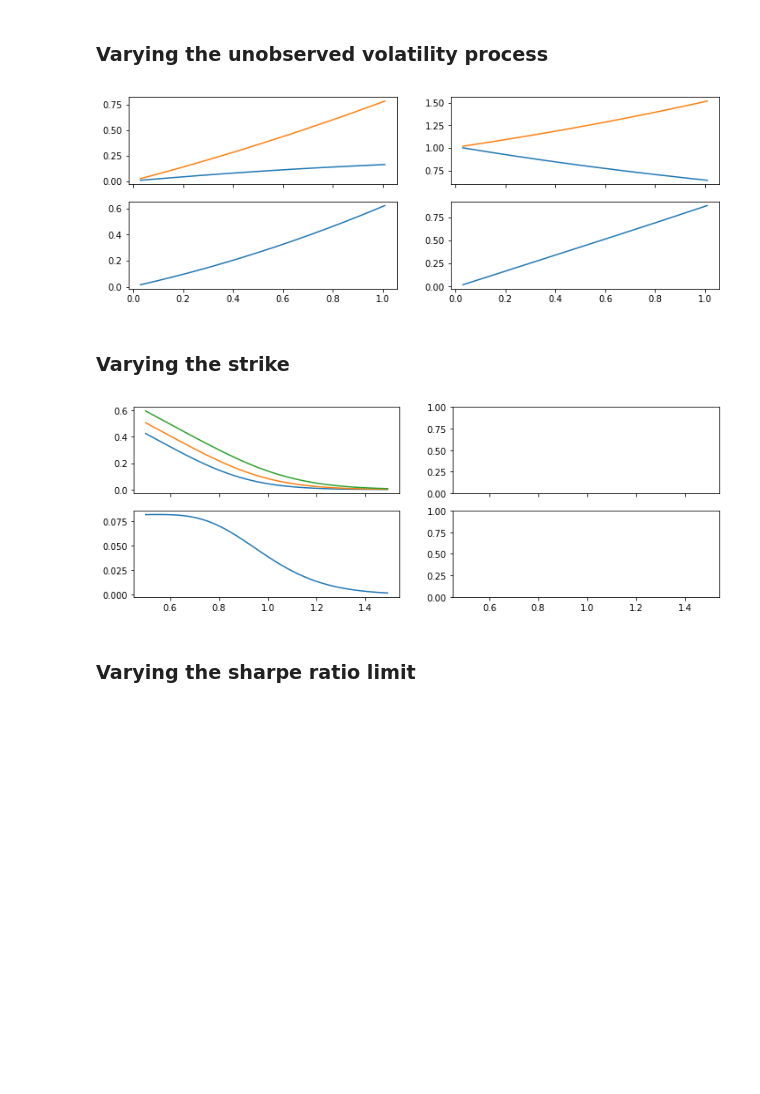
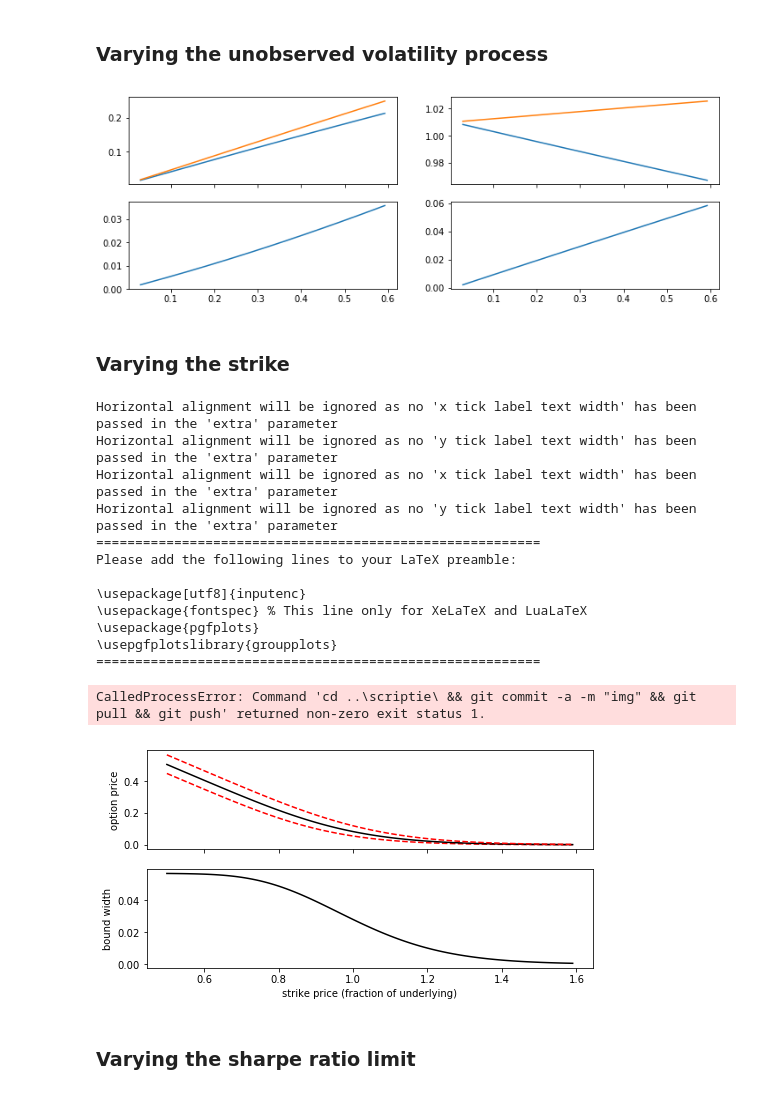
Before and after one commit to sebasv/thesis, a Jupyter notebook: Simulations.ipynb, the cells around one changed output. Saved outputs shown, nothing was run; the diff lists cells and outputs as text; code cells hidden in the pictures; blank space fills up the shorter version.

```diff
--- a/Simulations.ipynb
+++ b/Simulations.ipynb
@@ -13,10 +17,10 @@ W = np.random.normal(size=(2, N))
 bar = lambda k,x: np.sqrt(k**2 - x**2)
 
 _p = .9
-_Sh= .5
 _r = .5
 _qS = -.005
 _qV = -.01
 _sV = .2
 _sS = .15
+_Sh= 2*_qS/_sS
 _k = 1
@@ -51,13 +70,17 @@ YF = np.zeros((len(X), 2))
 YV = np.zeros((len(X), 2))
 
 for r, YFi, YVi in zip(X, YF, YV):
-    V, M_lb, M, M_ub, F = simulate(r=r)
+    V, M_lb, M, M_ub, F = simulate(r=r, Sh=_Sh, k=1)
     YFi += np.array([np.mean(M_lb*F), np.mean(M_ub*F)])
     YVi += np.array([np.mean(M_lb*V), np.mean(M_ub*V)])
 
-fix, ((ax1, ax2), (ax3, ax4)) = plt.subplots(nrows=2, ncols=2, figsize=(12,4), sharex=True)
-ax1.plot(X, YF)
-ax2.plot(X, YV)
-ax3.plot(X, YF[:,1] - YF[:,0]);
-ax4.plot(X, YV[:,1] - YV[:,0]);
+fix, (ax1, ax3) = plt.subplots(nrows=2, figsize=(8,4), sharex=True)
+ax1.plot(X, YF.T[0], 'b-.', X, YF.T[1], 'r--')
+ax3.plot(X, YF[:,1] - YF[:,0], 'k');
+ax1.set_ylabel('option price')
+ax3.set_ylabel('bound width')
+ax3.set_xlabel('correlation $S$ and $V$')
+
+# tikz_save('../scriptie/img/varycorrelation.tex', figureheight='1.5in', figurewidth='4in')
+# print(subprocess.check_output(r'cd ..\scriptie\ && git commit -a -m "img" && git pull && git push', shell=True).decode('utf-8'))
 # %% [output]
@@ -84,7 +114,7 @@ ax4.plot(X, YV[:,1] - YV[:,0]);
 # %% [markdown]
 ### Varying the unobserved volatility process
 # %%
-X = np.arange(.2*_sS, (_Sh - _qS) / _r, _sS/50)
+X = np.arange(.2*_sS, 4*_sS, _sS/20)
 YF = np.zeros((len(X), 2))
 YV = np.zeros((len(X), 2))
 
@@ -99,24 +129,41 @@ ax2.plot(X, YV)
 ax3.plot(X, YF[:,1] - YF[:,0]);
 ax4.plot(X, YV[:,1] - YV[:,0]);
 # %% [output]
-[figure, old version]
+[figure, new version]
 # %% [markdown]
 ### Varying the strike
 # %%
-X = np.arange(.5,1.5,.01)
+X = np.arange(.5,1.6,.01)
 YF = np.zeros((len(X), 3))
 
 for k, YFi in zip(X, YF):
-    V, M_lb, M, M_ub, F = simulate(k=k)
+    V, M_lb, M, M_ub, F = simulate(k=k, Sh=5*_Sh)
     YFi += np.array([np.mean(M_lb*F), np.mean(M*F), np.mean(M_ub*F)])
 
-fix, ((ax1, ax2), (ax3, ax4)) = plt.subplots(nrows=2, ncols=2, figsize=(12,4), sharex=True)
-ax1.plot(X, YF)
-# ax2.plot(X, YV)
-ax3.plot(X, YF[:,1] - YF[:,0]);
-# ax4.plot(X, YV[:,1] - YV[:,0]);
+fix, (ax1, ax3) = plt.subplots(nrows=2, figsize=(8,4), sharex=True)
+ax1.plot(X, YF.T[0], 'r--', X, YF.T[1], 'k-', X, YF.T[2], 'r--', )
+ax3.plot(X, YF[:,1] - YF[:,0], 'k');
+ax3.set_xlabel('strike price (fraction of underlying)')
+ax1.set_ylabel('option price')
+ax3.set_ylabel('bound width')
+
+tikz_save('../scriptie/img/varystrike.tex', figureheight='1.5in', figurewidth='4in')
+print(subprocess.check_output(r'cd ..\scriptie\ && git commit -a -m "img" && git pull && git push', shell=True).decode('utf-8'))
 # %% [output]
+Horizontal alignment will be ignored as no 'x tick label text width' has been passed in the 'extra' parameter
+Horizontal alignment will be ignored as no 'y tick label text width' has been passed in the 'extra' parameter
+Horizontal alignment will be ignored as no 'x tick label text width' has been passed in the 'extra' parameter
+Horizontal alignment will be ignored as no 'y tick label text width' has been passed in the 'extra' parameter
+=========================================================
+Please add the following lines to your LaTeX preamble:
+
+\usepackage[utf8]{inputenc}
+\usepackage{fontspec} % This line only for XeLaTeX and LuaLaTeX
+\usepackage{pgfplots}
+\usepgfplotslibrary{groupplots}
+=========================================================
+CalledProcessError: Command 'cd ..\scriptie\ && git commit -a -m "img" && git pull && git push' returned non-zero exit status 1.
-[figure, old version]
+[figure, new version]
 # %% [markdown]
 ### Varying the sharpe ratio limit
 # %%
```
Also changed, not shown: parts of 7 cells of this notebook, 3 other files.
